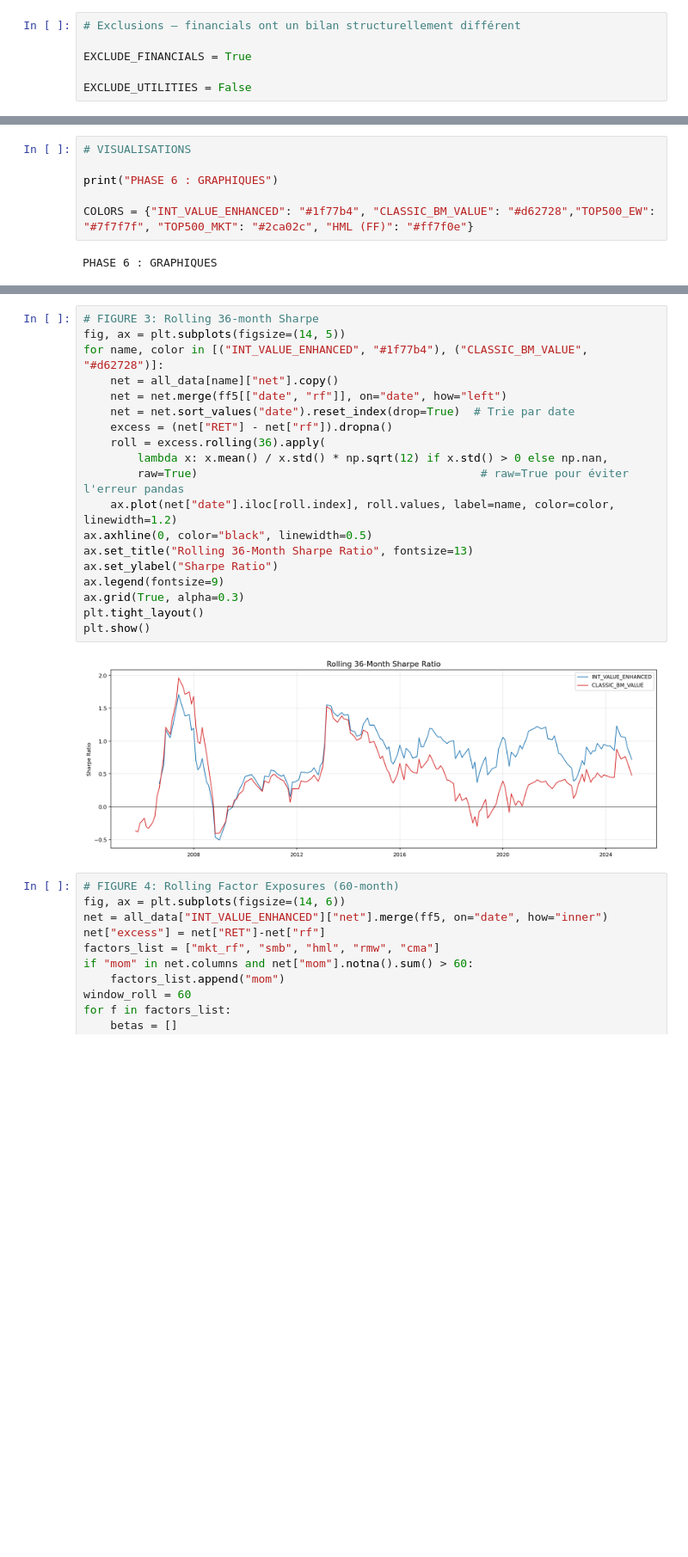
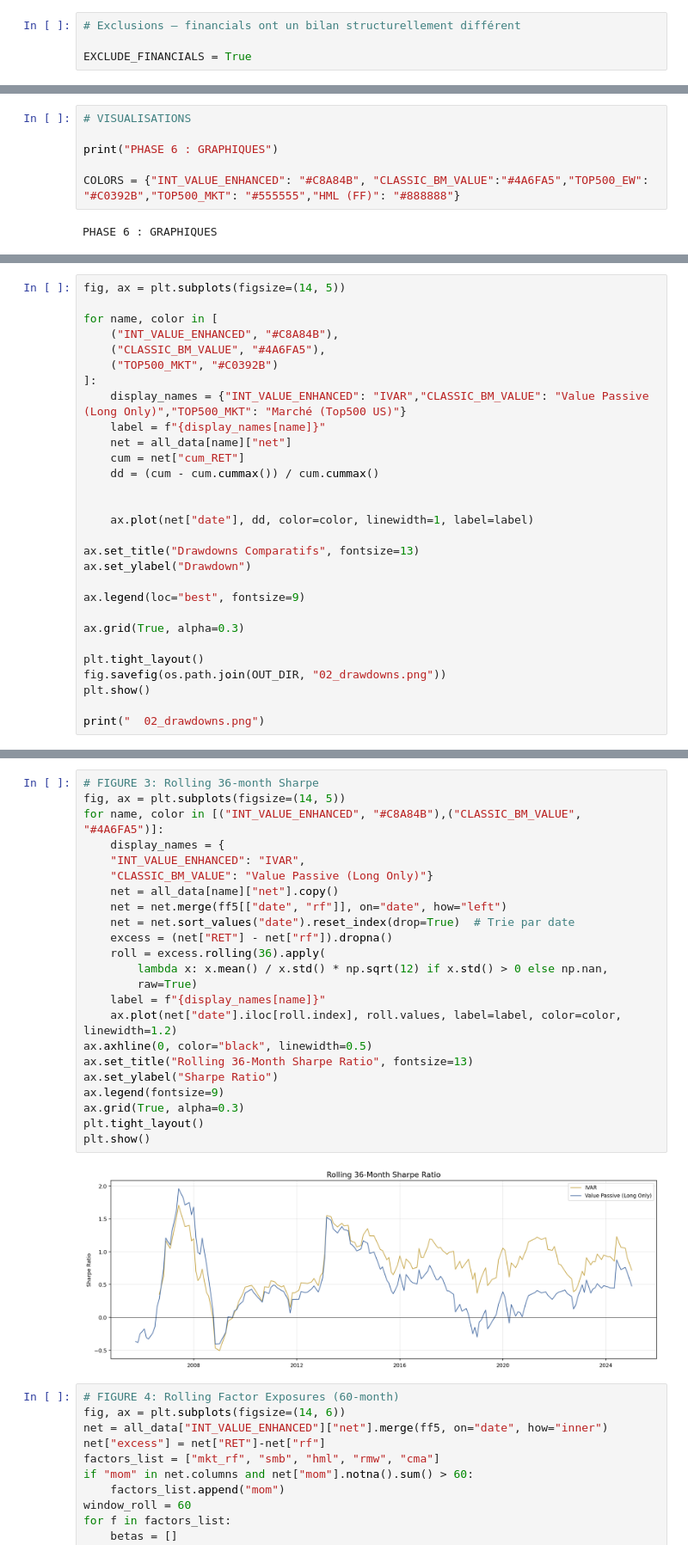
Before and after one commit to YassineOueriemmi/IVAR-Backtest-RP, a Jupyter notebook: Backtest.ipynb, the cells around one changed output, grey strips where cells are left out. Shown at 86% size. Cells and saved outputs as stored; diff of their text form; blank space fills up the shorter version.

```diff
--- a/Backtest.ipynb
+++ b/Backtest.ipynb
@@ -122,8 +114,6 @@ Conserver les utilities préserve la **diversification sectorielle** et la cohé
 # Exclusions — financials ont un bilan structurellement différent
 
 EXCLUDE_FINANCIALS = True
-
-EXCLUDE_UTILITIES = False
 # %% [markdown]
 ## Séparation In-Sample / Out-of-Sample — Justifications
 
@@ -1725,7 +1715,7 @@ Pendant la période la plus difficile pour la value (**2007–2020**), IVAR gén
 
 print("PHASE 6 : GRAPHIQUES")
 
-COLORS = {"INT_VALUE_ENHANCED": "#1f77b4", "CLASSIC_BM_VALUE": "#d62728","TOP500_EW": "#7f7f7f", "TOP500_MKT": "#2ca02c", "HML (FF)": "#ff7f0e"}
+COLORS = {"INT_VALUE_ENHANCED": "#C8A84B", "CLASSIC_BM_VALUE":"#4A6FA5","TOP500_EW": "#C0392B","TOP500_MKT": "#555555","HML (FF)": "#888888"}
 # %% [output]
 PHASE 6 : GRAPHIQUES
 # %%
@@ -1779,0 +1784,29 @@ print("  02_drawdowns.png")
+# %%
+fig, ax = plt.subplots(figsize=(14, 5))
+
+for name, color in [
+    ("INT_VALUE_ENHANCED", "#C8A84B"),
+    ("CLASSIC_BM_VALUE", "#4A6FA5"),
+    ("TOP500_MKT", "#C0392B")
+]:
+    display_names = {"INT_VALUE_ENHANCED": "IVAR","CLASSIC_BM_VALUE": "Value Passive (Long Only)","TOP500_MKT": "Marché (Top500 US)"}
+    label = f"{display_names[name]}"
+    net = all_data[name]["net"]
+    cum = net["cum_RET"]
+    dd = (cum - cum.cummax()) / cum.cummax()
+
+
+    ax.plot(net["date"], dd, color=color, linewidth=1, label=label)
+
+ax.set_title("Drawdowns Comparatifs", fontsize=13)
+ax.set_ylabel("Drawdown")
+
+ax.legend(loc="best", fontsize=9)
+
+ax.grid(True, alpha=0.3)
+
+plt.tight_layout()
+fig.savefig(os.path.join(OUT_DIR, "02_drawdowns.png"))
+plt.show()
+
+print("  02_drawdowns.png")
@@ -1780,24 +1816,28 @@ print("  02_drawdowns.png")
 # %%
 # FIGURE 3: Rolling 36-month Sharpe
 fig, ax = plt.subplots(figsize=(14, 5))
-for name, color in [("INT_VALUE_ENHANCED", "#1f77b4"), ("CLASSIC_BM_VALUE", "#d62728")]:
+for name, color in [("INT_VALUE_ENHANCED", "#C8A84B"),("CLASSIC_BM_VALUE", "#4A6FA5")]:
+    display_names = {
+    "INT_VALUE_ENHANCED": "IVAR",
+    "CLASSIC_BM_VALUE": "Value Passive (Long Only)"}
     net = all_data[name]["net"].copy()
     net = net.merge(ff5[["date", "rf"]], on="date", how="left")
     net = net.sort_values("date").reset_index(drop=True)  # Trie par date
     excess = (net["RET"] - net["rf"]).dropna()
     roll = excess.rolling(36).apply(
         lambda x: x.mean() / x.std() * np.sqrt(12) if x.std() > 0 else np.nan,
-        raw=True)                                          # raw=True pour éviter l'erreur pandas
-    ax.plot(net["date"].iloc[roll.index], roll.values, label=name, color=color, linewidth=1.2)
+        raw=True)
+    label = f"{display_names[name]}"
+    ax.plot(net["date"].iloc[roll.index], roll.values, label=label, color=color, linewidth=1.2)
 ax.axhline(0, color="black", linewidth=0.5)
 ax.set_title("Rolling 36-Month Sharpe Ratio", fontsize=13)
 ax.set_ylabel("Sharpe Ratio")
 ax.legend(fontsize=9)
 ax.grid(True, alpha=0.3)
 plt.tight_layout()
 plt.show()
 # %% [output]
-[figure, old version]
+[figure, new version]
 # %%
 # FIGURE 4: Rolling Factor Exposures (60-month)
 fig, ax = plt.subplots(figsize=(14, 6))
```
Also changed, not shown: parts of 22 cells of this notebook.
